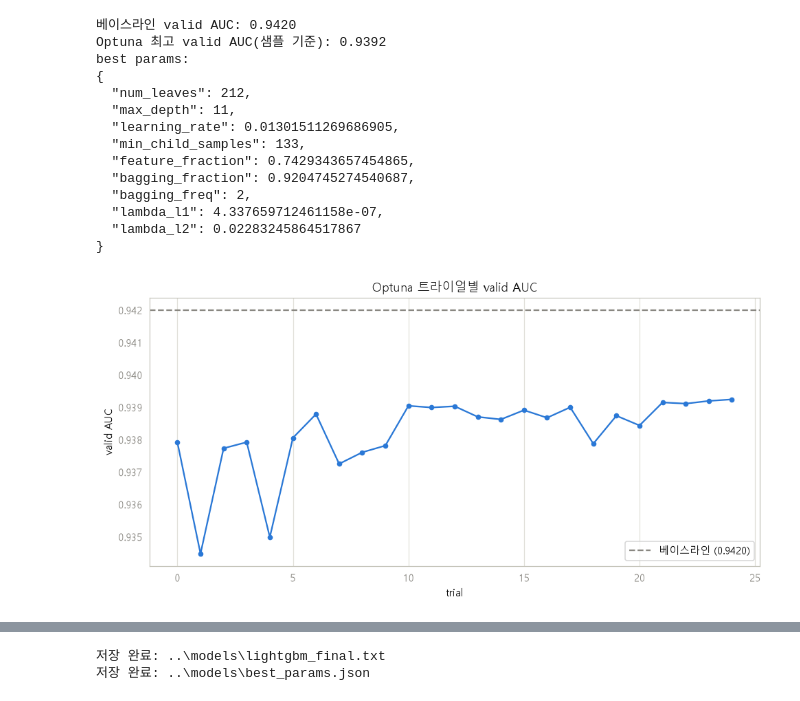
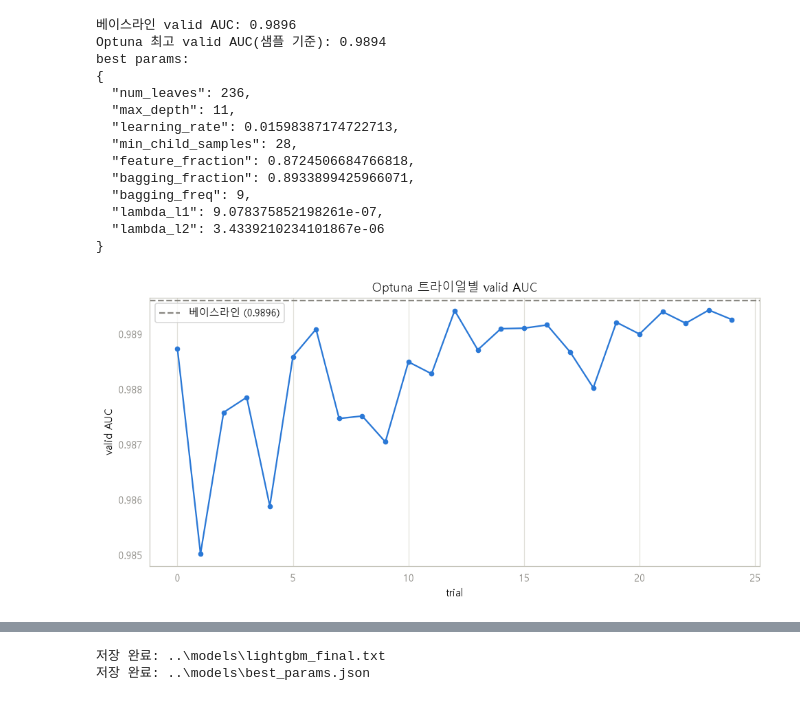
Before and after one commit to SKNETWORKS-FAMILY-AICAMP/SKN34-2nd-2Team, a Jupyter notebook: modeling/02_optuna_tuning.ipynb, the cells around one changed output, grey strips where cells are left out. Cells and saved outputs as stored; diff of their text form; code cells hidden in the pictures.

```diff
--- a/modeling/02_optuna_tuning.ipynb
+++ b/modeling/02_optuna_tuning.ipynb
@@ -124,44 +124,46 @@ def objective(trial):
     return roc_auc_score(y_valid, valid_pred)
 
 
+BASELINE_VALID_AUC = 0.9896  # 01_lightgbm_baseline.ipynb 결과 (train_v2 제거 후 재학습)
+
 study = optuna.create_study(direction="maximize", sampler=optuna.samplers.TPESampler(seed=42))
 study.optimize(objective, n_trials=N_TRIALS, show_progress_bar=True)
 
-print(f"베이스라인 valid AUC: 0.9420")
+print(f"베이스라인 valid AUC: {BASELINE_VALID_AUC:.4f}")
 print(f"Optuna 최고 valid AUC(샘플 기준): {study.best_value:.4f}")
 print("best params:")
 print(json.dumps(study.best_params, indent=2))
 # %% [output]
-베이스라인 valid AUC: 0.9420
-Optuna 최고 valid AUC(샘플 기준): 0.9392
+베이스라인 valid AUC: 0.9896
+Optuna 최고 valid AUC(샘플 기준): 0.9894
 best params:
 {
-  "num_leaves": 212,
+  "num_leaves": 236,
   "max_depth": 11,
-  "learning_rate": 0.01301511269686905,
-  "min_child_samples": 133,
-  "feature_fraction": 0.7429343657454865,
-  "bagging_fraction": 0.9204745274540687,
-  "bagging_freq": 2,
-  "lambda_l1": 4.337659712461158e-07,
-  "lambda_l2": 0.02283245864517867
+  "learning_rate": 0.01598387174722713,
+  "min_child_samples": 28,
+  "feature_fraction": 0.8724506684766818,
+  "bagging_fraction": 0.8933899425966071,
+  "bagging_freq": 9,
+  "lambda_l1": 9.078375852198261e-07,
+  "lambda_l2": 3.4339210234101867e-06
 }
 # %%
 trials_df = study.trials_dataframe().sort_values("number")
 
 fig, ax = plt.subplots(figsize=(9, 4.5))
 ax.plot(trials_df["number"], trials_df["value"], color=SERIES_1, marker="o", markersize=4, linewidth=1.5)
-ax.axhline(0.9420, color="#898781", linestyle="--", linewidth=1.5, label="베이스라인 (0.9420)")
+ax.axhline(BASELINE_VALID_AUC, color="#898781", linestyle="--", linewidth=1.5, label=f"베이스라인 ({BASELINE_VALID_AUC:.4f})")
 ax.set_xlabel("trial")
 ax.set_ylabel("valid AUC")
 ax.set_title("Optuna 트라이얼별 valid AUC")
 ax.legend()
 ax.grid(axis="y")
 ax.set_axisbelow(True)
 plt.tight_layout()
 plt.show()
 # %% [output]
-[figure, old version]
+[figure, new version]
 # %%
 # 최적 파라미터로 최종 모델 재학습 (전체 train으로, valid로 early stopping)
 final_params = {
```
Also changed, not shown: parts of 5 cells of this notebook, 23 other files.
